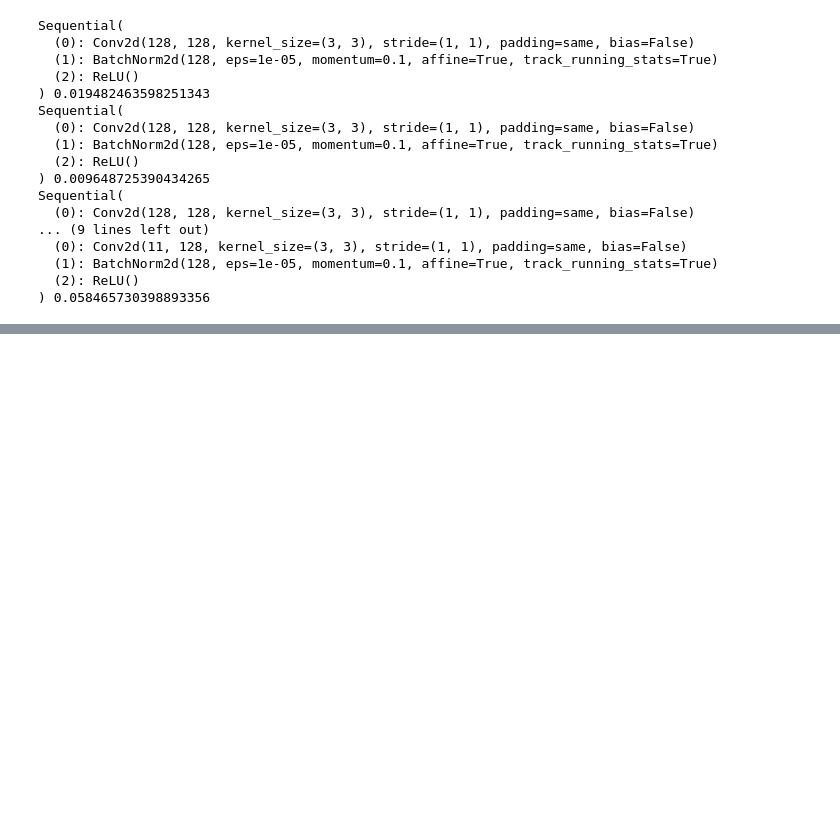
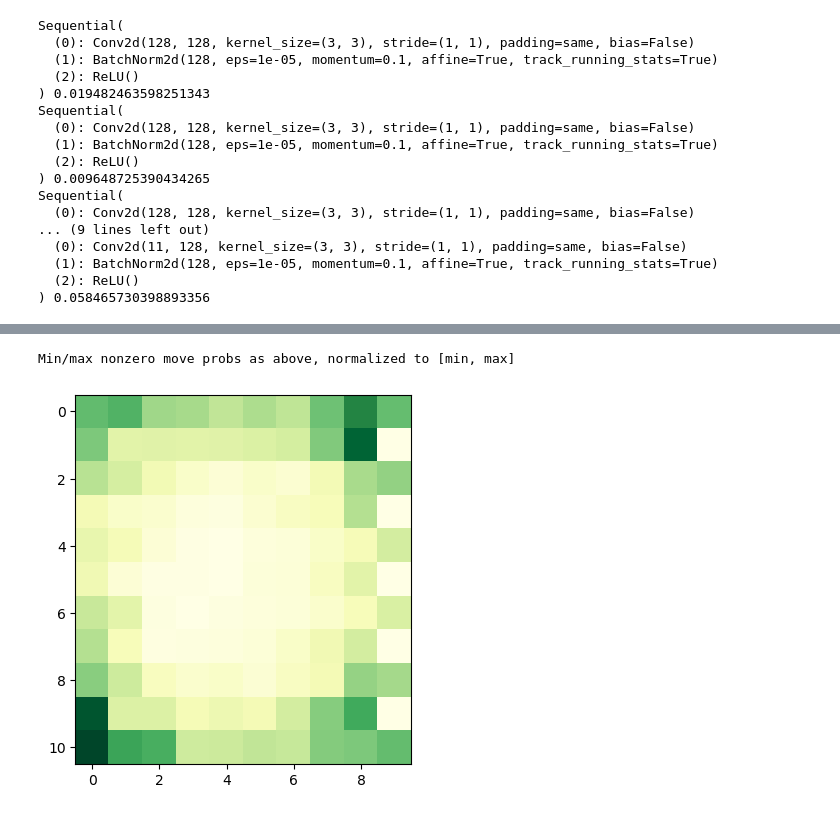
Before and after one commit to dnswlt/hexz, a Jupyter notebook: pyhexz/jupyter/ModelAnalysis.ipynb, the cells around one changed output, grey strips where cells are left out. Saved outputs shown, nothing was run; the diff lists cells and outputs as text; code cells hidden in the pictures; blank space fills up the shorter version.

```diff
--- a/pyhexz/jupyter/ModelAnalysis.ipynb
+++ b/pyhexz/jupyter/ModelAnalysis.ipynb
@@ -210,0 +195,8 @@ M, M.sum()
+# %%
+# the invalid cells on the RHS are always zero, which makes the image above less pronounced
+# than it should be. Clip values at the actual min/max probs and display again:
+plt.imshow(F.clip(min=Fmin), cmap='YlGn', interpolation='nearest')
+print("Min/max nonzero move probs as above, normalized to [min, max]")
+# %% [output]
+Min/max nonzero move probs as above, normalized to [min, max]
+[figure, added]
```
Also changed, not shown: parts of 18 cells of this notebook, 12 other files.
